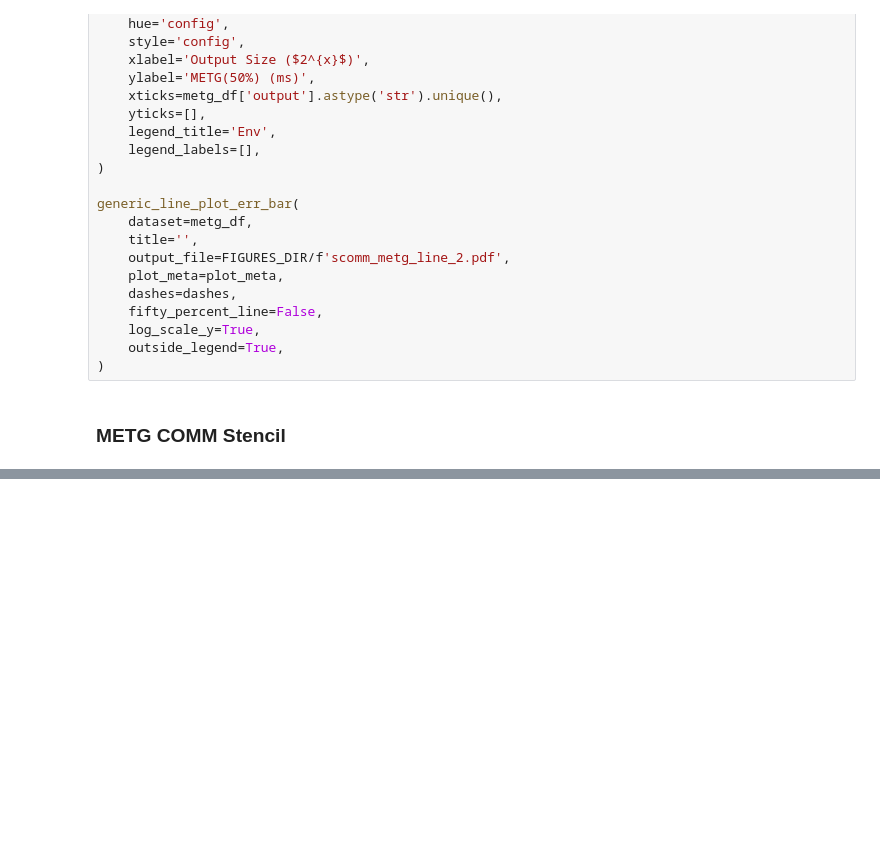
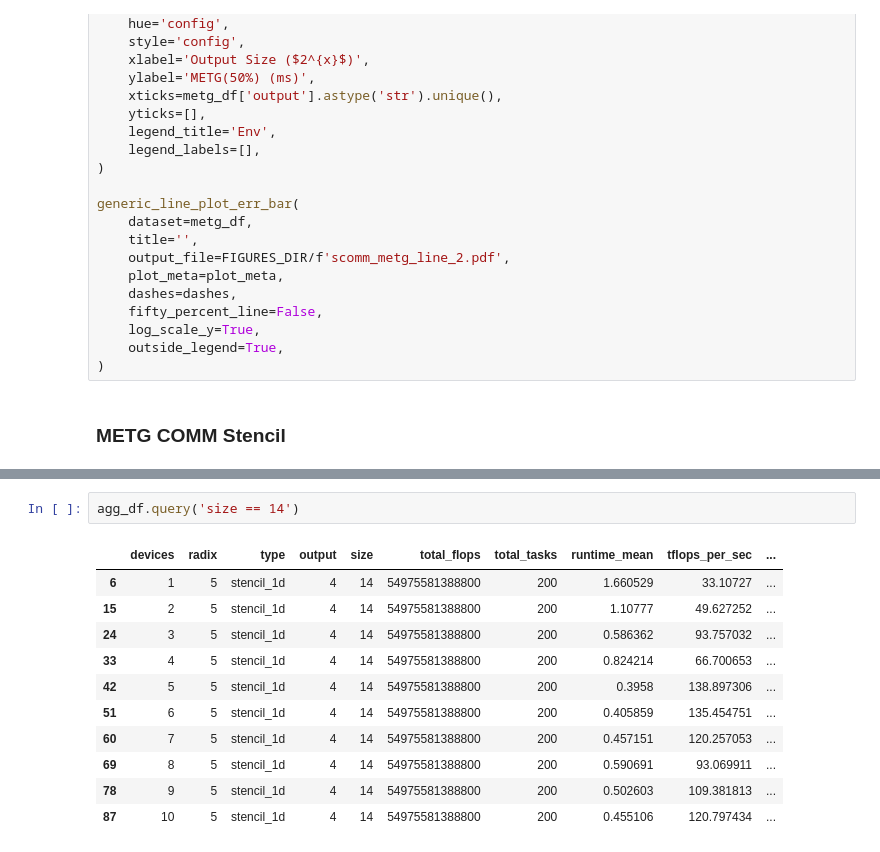
Before and after one commit to cl3to/sscad-2025, a Jupyter notebook: sscad.ipynb, the cells around one changed output, grey strips where cells are left out. Cells and saved outputs as stored; diff of their text form; blank space fills up the shorter version.

```diff
--- a/sscad.ipynb
+++ b/sscad.ipynb
@@ -955,0 +1046,14 @@ generic_line_plot_err_bar(
+# %%
+agg_df.query('size == 14')
+# %% [output]
+|  | devices | radix | type | output | size | total_flops | total_tasks | runtime_mean | tflops_per_sec | ... |
+| 6 | 1 | 5 | stencil_1d | 4 | 14 | 54975581388800 | 200 | 1.660529 | 33.10727 | ... |
+| 15 | 2 | 5 | stencil_1d | 4 | 14 | 54975581388800 | 200 | 1.10777 | 49.627252 | ... |
+| 24 | 3 | 5 | stencil_1d | 4 | 14 | 54975581388800 | 200 | 0.586362 | 93.757032 | ... |
+| 33 | 4 | 5 | stencil_1d | 4 | 14 | 54975581388800 | 200 | 0.824214 | 66.700653 | ... |
+| 42 | 5 | 5 | stencil_1d | 4 | 14 | 54975581388800 | 200 | 0.3958 | 138.897306 | ... |
+| 51 | 6 | 5 | stencil_1d | 4 | 14 | 54975581388800 | 200 | 0.405859 | 135.454751 | ... |
+| 60 | 7 | 5 | stencil_1d | 4 | 14 | 54975581388800 | 200 | 0.457151 | 120.257053 | ... |
+| 69 | 8 | 5 | stencil_1d | 4 | 14 | 54975581388800 | 200 | 0.590691 | 93.069911 | ... |
+| 78 | 9 | 5 | stencil_1d | 4 | 14 | 54975581388800 | 200 | 0.502603 | 109.381813 | ... |
+| 87 | 10 | 5 | stencil_1d | 4 | 14 | 54975581388800 | 200 | 0.455106 | 120.797434 | ... |
```
Also changed, not shown: parts of 12 cells of this notebook, 59 other files.
